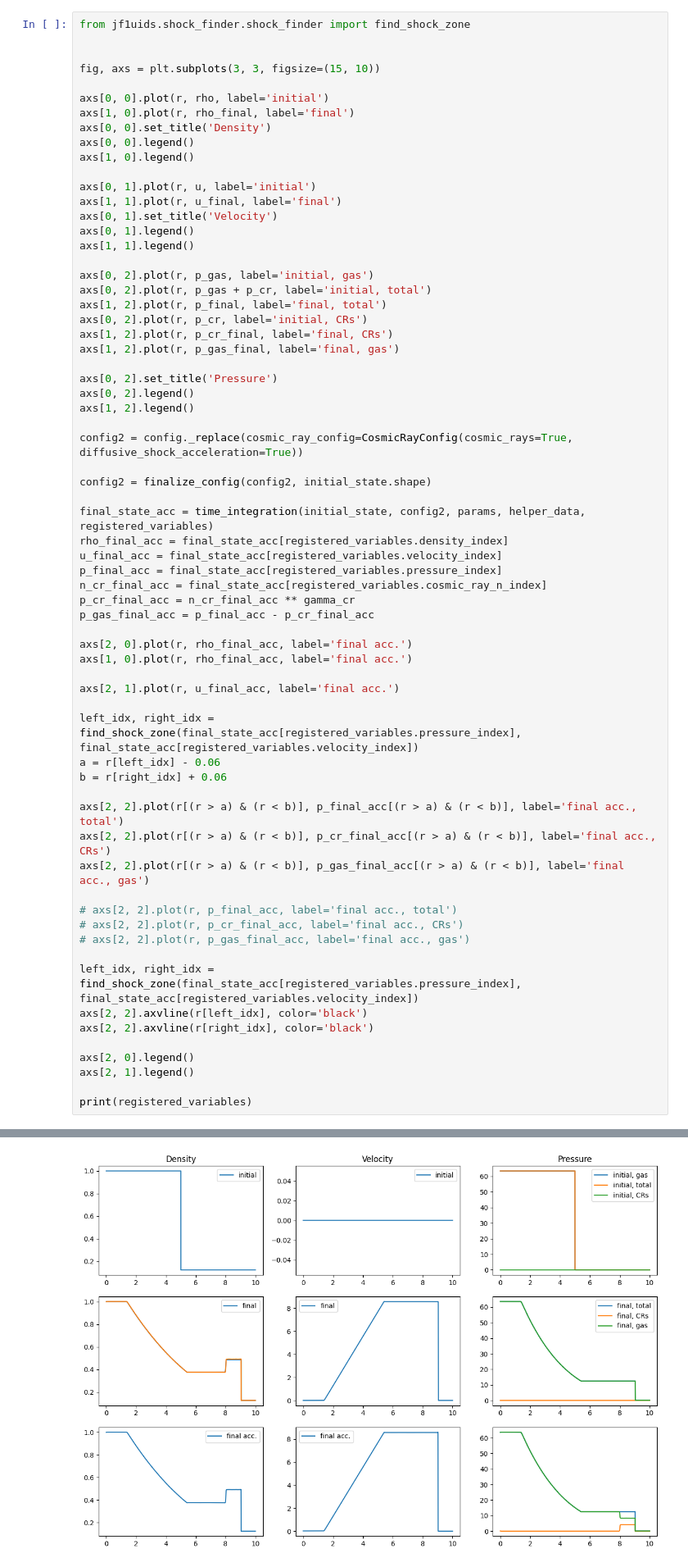
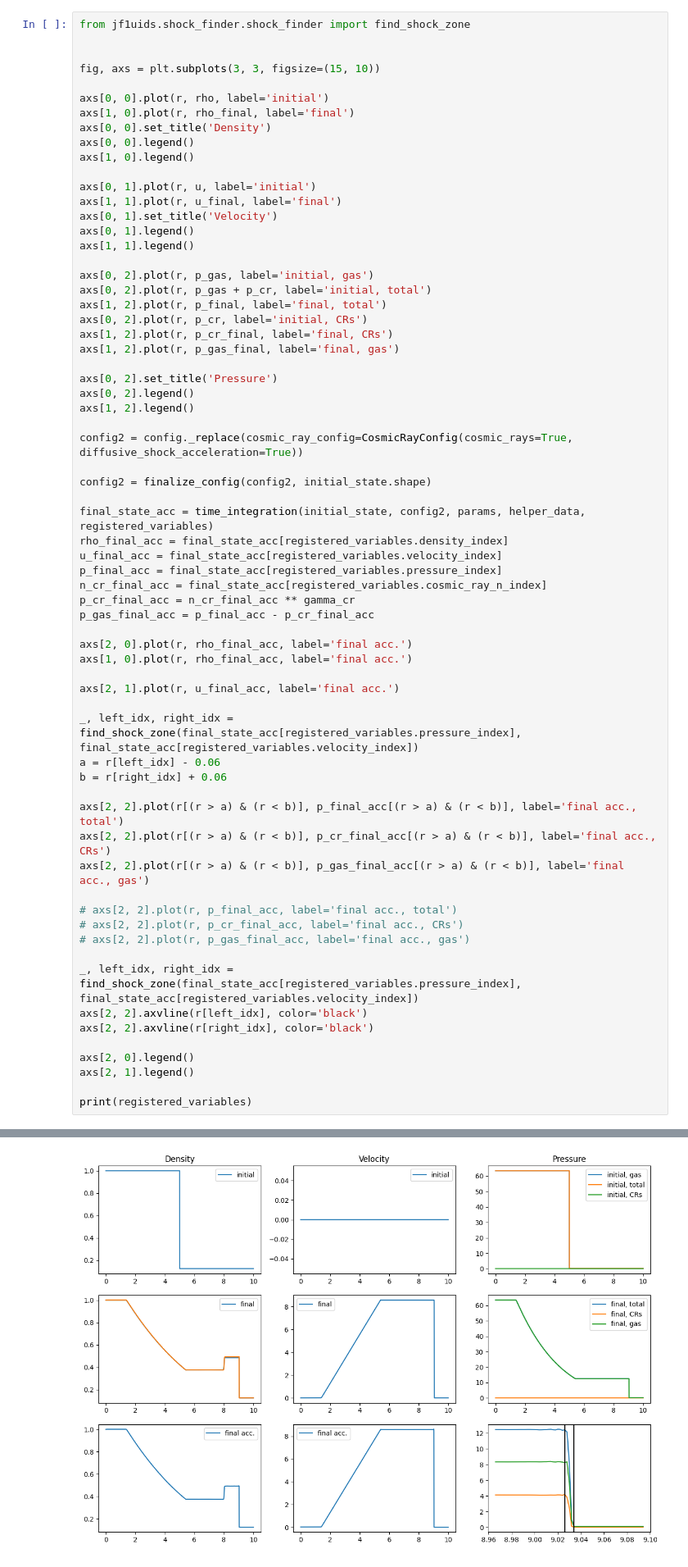
Before and after one commit to leo1200/jf1uids, a Jupyter notebook: notebooks/cosmic_rays/simple_example_cr.ipynb, the cells around one changed output, grey strips where cells are left out. Shown at 82% size. Cells and saved outputs as stored; diff of their text form.

```diff
--- a/notebooks/cosmic_rays/simple_example_cr.ipynb
+++ b/notebooks/cosmic_rays/simple_example_cr.ipynb
@@ -126,33 +126,33 @@ u_final_acc = final_state_acc[registered_variables.velocity_index]
 p_final_acc = final_state_acc[registered_variables.pressure_index]
 n_cr_final_acc = final_state_acc[registered_variables.cosmic_ray_n_index]
 p_cr_final_acc = n_cr_final_acc ** gamma_cr
 p_gas_final_acc = p_final_acc - p_cr_final_acc
 
 axs[2, 0].plot(r, rho_final_acc, label='final acc.')
 axs[1, 0].plot(r, rho_final_acc, label='final acc.')
 
 axs[2, 1].plot(r, u_final_acc, label='final acc.')
 
-left_idx, right_idx = find_shock_zone(final_state_acc[registered_variables.pressure_index], final_state_acc[registered_variables.velocity_index])
+_, left_idx, right_idx = find_shock_zone(final_state_acc[registered_variables.pressure_index], final_state_acc[registered_variables.velocity_index])
 a = r[left_idx] - 0.06
 b = r[right_idx] + 0.06
 
 axs[2, 2].plot(r[(r > a) & (r < b)], p_final_acc[(r > a) & (r < b)], label='final acc., total')
 axs[2, 2].plot(r[(r > a) & (r < b)], p_cr_final_acc[(r > a) & (r < b)], label='final acc., CRs')
 axs[2, 2].plot(r[(r > a) & (r < b)], p_gas_final_acc[(r > a) & (r < b)], label='final acc., gas')
 
 # axs[2, 2].plot(r, p_final_acc, label='final acc., total')
 # axs[2, 2].plot(r, p_cr_final_acc, label='final acc., CRs')
 # axs[2, 2].plot(r, p_gas_final_acc, label='final acc., gas')
 
-left_idx, right_idx = find_shock_zone(final_state_acc[registered_variables.pressure_index], final_state_acc[registered_variables.velocity_index])
+_, left_idx, right_idx = find_shock_zone(final_state_acc[registered_variables.pressure_index], final_state_acc[registered_variables.velocity_index])
 axs[2, 2].axvline(r[left_idx], color='black')
 axs[2, 2].axvline(r[right_idx], color='black')
 
 axs[2, 0].legend()
 axs[2, 1].legend()
 
 print(registered_variables)
 # %% [output]
 RegisteredVariables(num_vars=4, density_index=0, velocity_index=1, magnetic_index=-1, pressure_index=2, wind_density_index=-1, wind_density_active=False, cosmic_ray_n_index=3, cosmic_ray_n_active=True ...
-[figure, old version]
+[figure, new version]
```
Also changed, not shown: 6 other files.
